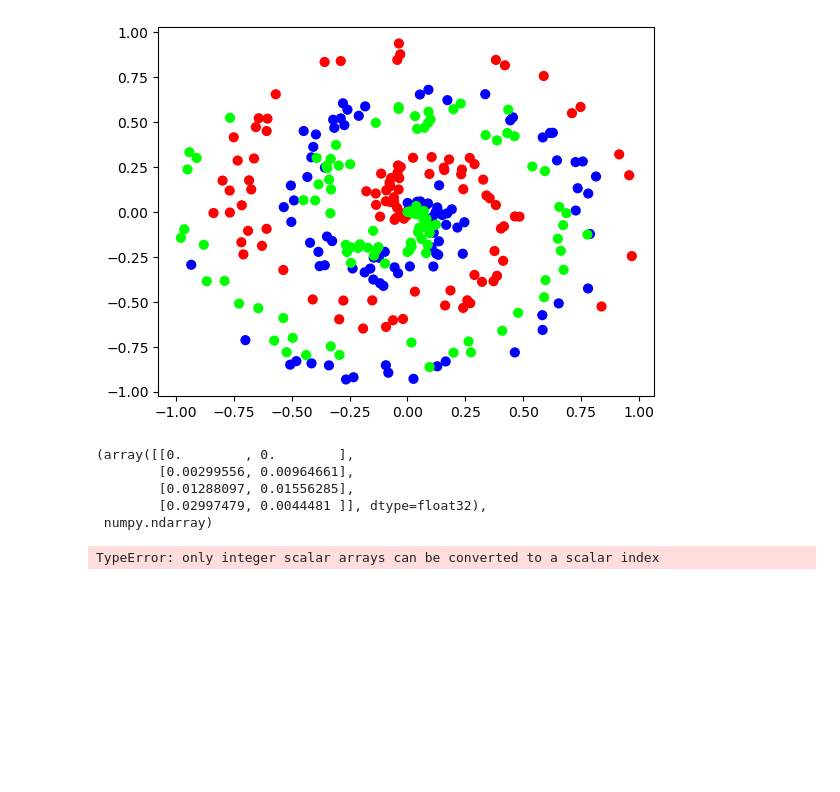
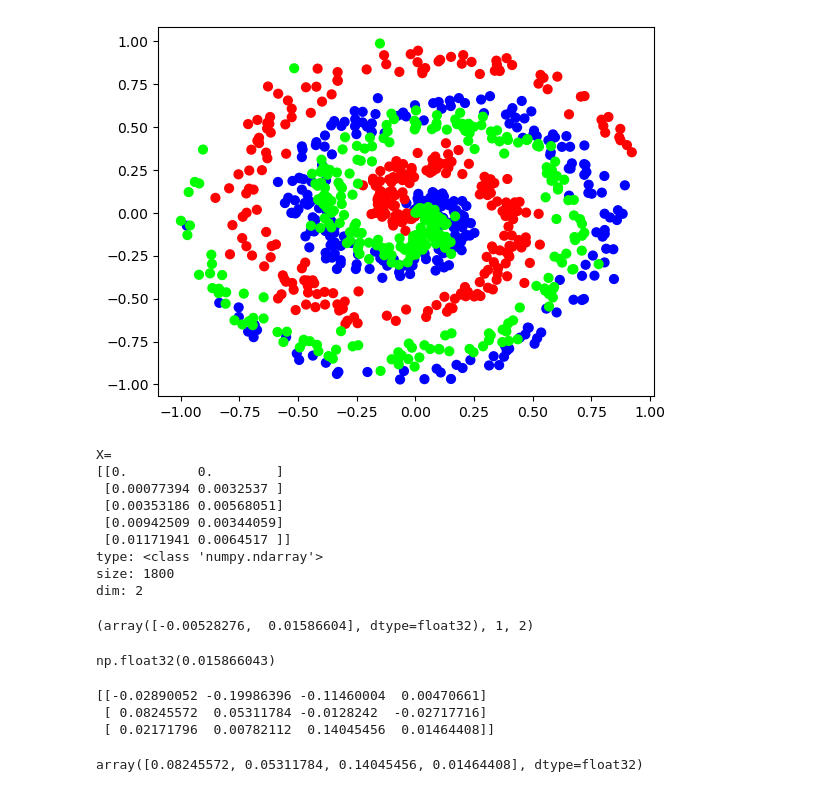
Before and after one commit to Nomy-Sh/python-pract-ns, a Jupyter notebook: nnfs/Untitled.ipynb, the cells around one changed output. Saved outputs shown, nothing was run; the diff lists cells and outputs as text; code cells hidden in the pictures; blank space fills up the shorter version.

```diff
--- a/nnfs/Untitled.ipynb
+++ b/nnfs/Untitled.ipynb
@@ -5,28 +5,42 @@
 import nnfs
 from nnfs.datasets import spiral_data
 import matplotlib.pyplot as plt
-
-nnfs.init()
-
-
-X, y = spiral_data(samples=100, classes=3)
-
-plt.scatter(X[:, 0], X[:, 1], c=y, s=40, cmap='brg')
-plt.show()
-# %% [output]
-[figure, removed]
+# %%
+nnfs.init()
+
+X, y = spiral_data(samples=300, classes=3)
+
+plt.scatter(X[:, 0], X[:, 1], c=y, s=40, cmap='brg')
+plt.show()
+# %% [output]
+[figure, added]
 # %%
-X[:4], type(X)
+print(f"X=\n{X[:5]} \ntype: {type(X)} \nsize: {X.size} \ndim: {X.ndim}")
 # %% [output]
-(array([[0.        , 0.        ],
-        [0.00299556, 0.00964661],
-        [0.01288097, 0.01556285],
-        [0.02997479, 0.0044481 ]], dtype=float32),
- numpy.ndarray)
+X=
+[[0.         0.        ]
+ [0.00077394 0.0032537 ]
+ [0.00353186 0.00568051]
+ [0.00942509 0.00344059]
+ [0.01171941 0.0064517 ]]
+type: <class 'numpy.ndarray'>
+size: 1800
+dim: 2
+# %%
+X[5], X[5].ndim, X[5].size
+# %% [output]
+(array([-0.00528276,  0.01586604], dtype=float32), 1, 2)
+# %%
+X[5, 1]
+# %% [output]
+np.float32(0.015866043)
 # %%
 import numpy as np
 rand  = 0.1 * np.random.randn(3, 4)
-rand
-np.max(0, rand)
+print(rand)
+np.max(rand, 0)
 # %% [output]
-TypeError: only integer scalar arrays can be converted to a scalar index
+[[-0.02890052 -0.19986396 -0.11460004  0.00470661]
+ [ 0.08245572  0.05311784 -0.0128242  -0.02717716]
+ [ 0.02171796  0.00782112  0.14045456  0.01464408]]
+array([0.08245572, 0.05311784, 0.14045456, 0.01464408], dtype=float32)
```
Also changed, not shown: 25 other files.
